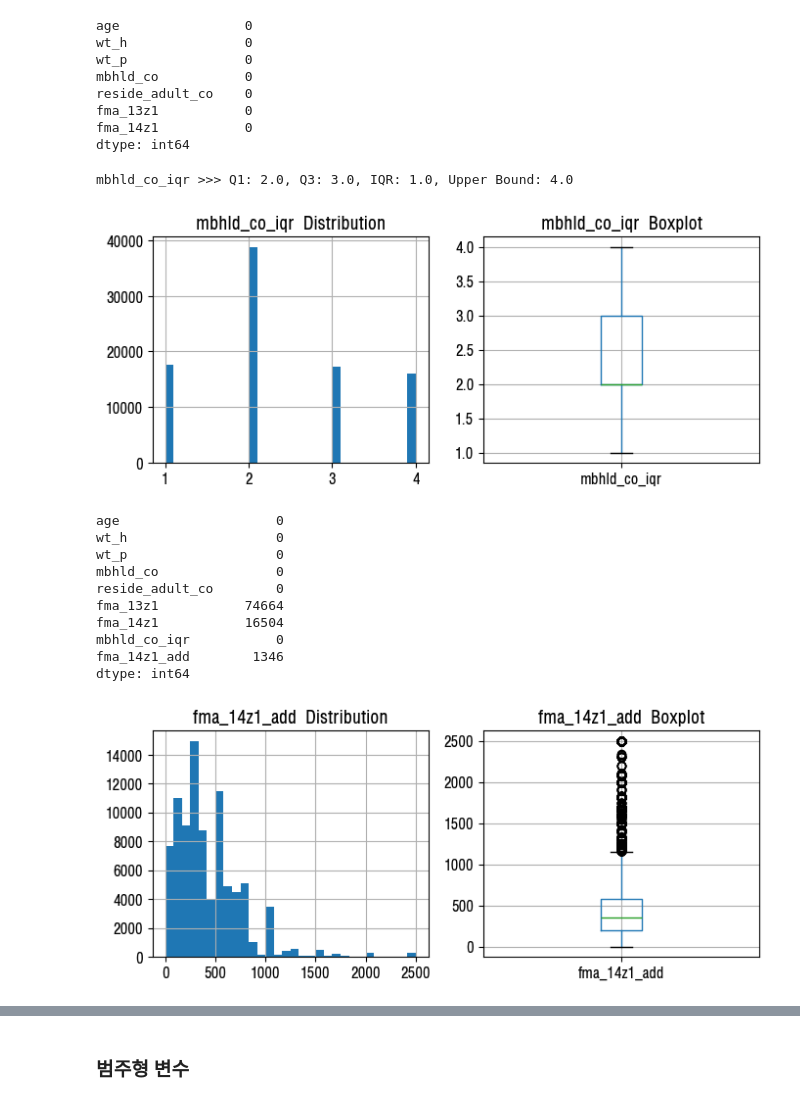
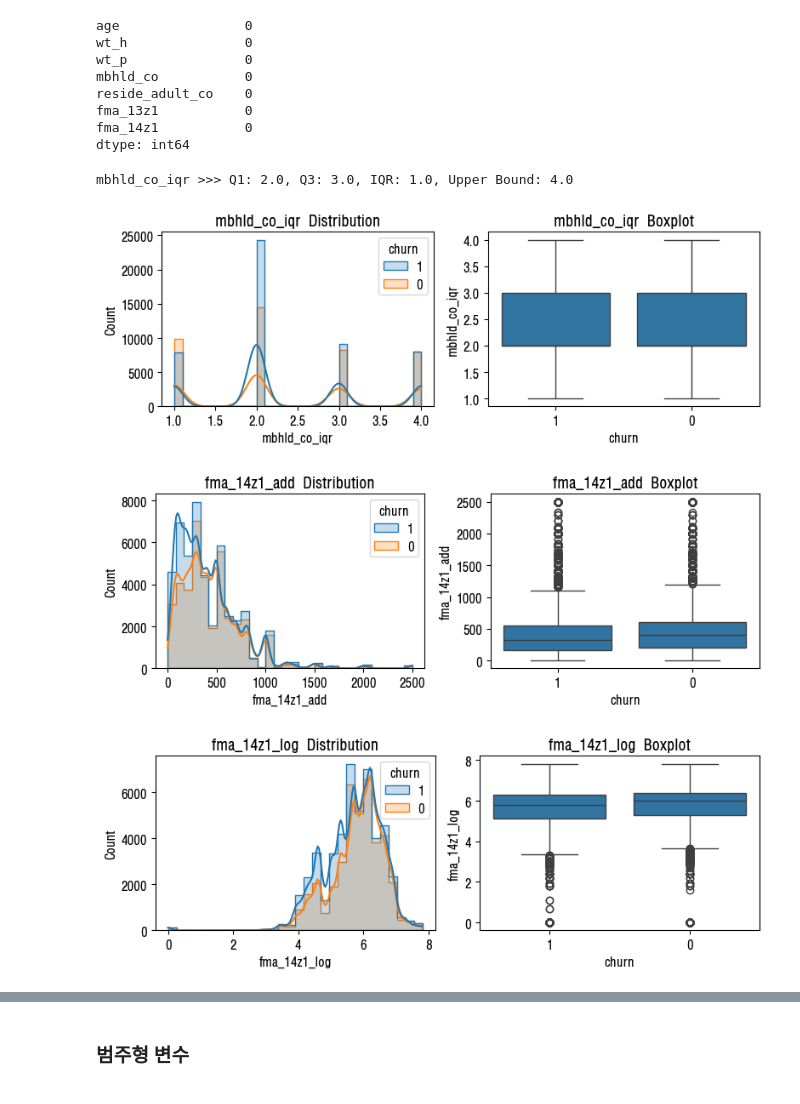
Before and after one commit to SKNetworks-AI19-250818/SKN19-2nd-2Team, a Jupyter notebook: notebooks/sosodoit/eda__basic_household.ipynb, the cells around one changed output, grey strips where cells are left out. Cells and saved outputs as stored; diff of their text form; code cells hidden in the pictures.

```diff
--- a/notebooks/sosodoit/eda__basic_household.ipynb
+++ b/notebooks/sosodoit/eda__basic_household.ipynb
@@ -62,12 +62,15 @@ display(num_df.describe())
 for col in num_df.columns:
     plt.figure(figsize=(8, 3))
     plt.subplot(1, 2, 1)
-    num_df[col].hist(bins=30)
+
+    sns.histplot(data=data, x=col, hue='churn', bins=30, element='step')
     plt.title(f'{col} Distribution')
 
     plt.subplot(1, 2, 2)
-    num_df.boxplot(column=col)
+    sns.boxplot(data=data, x='churn', y=col)
+
     plt.title(f'{col} Boxplot')
+    plt.tight_layout()
     plt.show()
 # %% [output]
 |  | age | wt_h | wt_p | mbhld_co | reside_adult_co | fma_13z1 | fma_14z1 |
@@ -125,53 +128,50 @@ dtype: int64
 def hist_boxplot(df, col):
     plt.figure(figsize=(8, 3))
     plt.subplot(1, 2, 1)
-    df[col].hist(bins=30)
+
+    sns.histplot(data=df, x=col, hue='churn', bins=30, kde=True, element='step')
     plt.title(f'{col} Distribution')
 
     plt.subplot(1, 2, 2)
-    df.boxplot(column=col)
+    sns.boxplot(data=df, x='churn', y=col)
+
     plt.title(f'{col} Boxplot')
+    plt.tight_layout()
     plt.show()
 
 def outliers_iqr(df, col):
     q1 = df[col].quantile(0.25)
     q3 = df[col].quantile(0.75)
     iqr = q3 - q1
     upper =  np.floor(q3 + 1.5 * iqr)
     new_col = f'{col}_iqr'
     df[new_col] = np.where(df[col] > upper, upper, df[col])
     print(f'{new_col} >>> Q1: {q1}, Q3: {q3}, IQR: {iqr}, Upper Bound: {upper}')
     return df
 
-num_df = outliers_iqr(num_df, 'mbhld_co') # Upper Bound: 4.0
+data = outliers_iqr(data, 'mbhld_co') # Upper Bound: 4.0
 # num_df = outliers_iqr(num_df, 'reside_adult_co') # Upper Bound: 2.0 -> 너무 작게 잡혀서 제외 -> 1인 성인가구 vs 그 외
-hist_boxplot(num_df, 'mbhld_co_iqr') # mbhld_co > iqr 기준 가구규모 범주화
+hist_boxplot(data, 'mbhld_co_iqr') # mbhld_co > iqr 기준 가구규모 범주화
 
 # 연간/월간 가구총소득 결측치 처리 (77777 = 응답거부, 99999 = 모름 → NaN으로 변환)
-num_df['fma_13z1'] = num_df['fma_13z1'].replace({77777: np.nan, 88888:np.nan, 99999: np.nan})
-num_df['fma_14z1'] = num_df['fma_14z1'].replace({77777: np.nan, 88888:np.nan, 99999: np.nan})
+data['fma_13z1'] = data['fma_13z1'].replace({77777: np.nan, 88888:np.nan, 99999: np.nan})
+data['fma_14z1'] = data['fma_14z1'].replace({77777: np.nan, 88888:np.nan, 99999: np.nan})
 
 # num_df[(num_df['fma_13z1'].isnull()==True) & (num_df['fma_14z1'].isnull()==True)] # 둘다없음 1346 (1.4%) 삭제고려
 # num_df[(num_df['fma_13z1'].isnull()==True) & (num_df['fma_14z1'].isnull()==False)] # 연간소득없음 73318건 (78%)
 # num_df[(num_df['fma_13z1'].isnull()==False) & (num_df['fma_14z1'].isnull()==True)] # 월간소득없음 15158건 (16%)
 
 # 대부분 월 단위로 응답 -> 월간소득 기준 컬럼 통합
-num_df['fma_14z1_add'] = num_df['fma_14z1']
-num_df['fma_14z1_add'] = round(num_df['fma_14z1_add'].fillna(num_df['fma_13z1'] / 12))
+data['fma_14z1_add'] = data['fma_14z1']
+data['fma_14z1_add'] = round(data['fma_14z1_add'].fillna(data['fma_13z1'] / 12))
 
-display(num_df.isnull().sum())
-hist_boxplot(num_df, 'fma_14z1_add')
+# display(data.isnull().sum())
+hist_boxplot(data, 'fma_14z1_add')
+
+data['fma_14z1_log'] = np.log1p(data['fma_14z1_add'])
+hist_boxplot(data, 'fma_14z1_log')
 # %% [output]
 mbhld_co_iqr >>> Q1: 2.0, Q3: 3.0, IQR: 1.0, Upper Bound: 4.0
-[figure, old version]
+[figure, new version]
-age                    0
-wt_h                   0
-wt_p                   0
-mbhld_co               0
-reside_adult_co        0
-fma_13z1           74664
-fma_14z1           16504
-mbhld_co_iqr           0
-fma_14z1_add        1346
-dtype: int64
-[figure, old version]
+[figure, new version]
+[figure, added]
```
Also changed, not shown: parts of 10 cells of this notebook.
